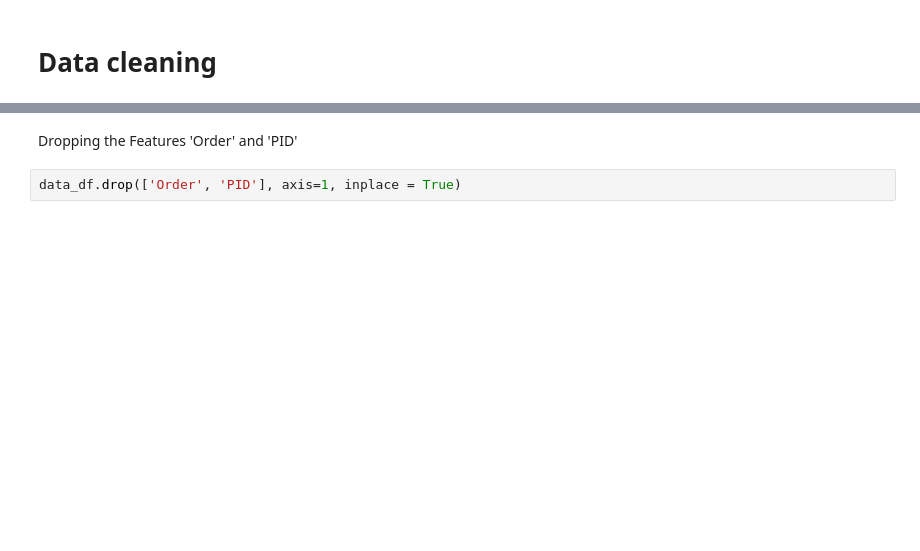
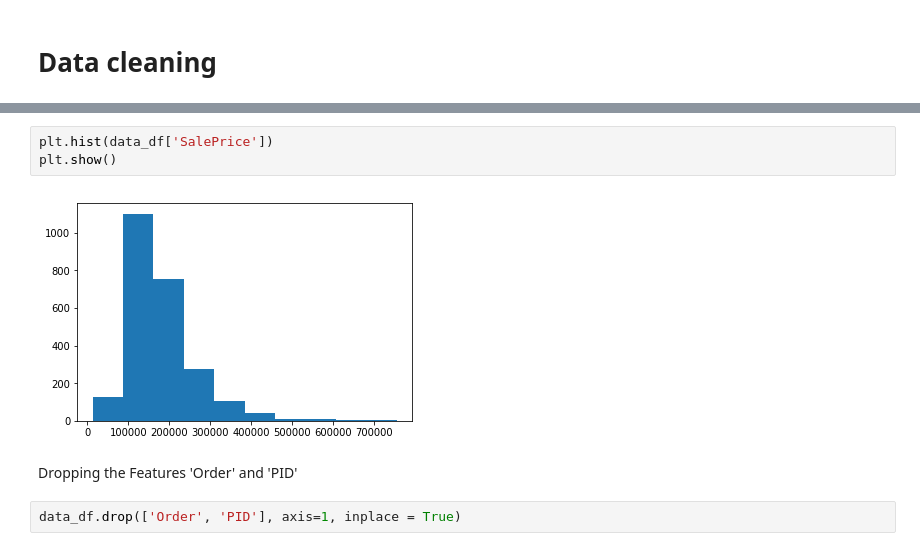
Before and after one commit to daviddapaz/Python, a Jupyter notebook: house-prices-solution.ipynb, the cells around one changed output, grey strips where cells are left out. Cells and saved outputs as stored; diff of their text form; blank space fills up the shorter version.

```diff
--- a/house-prices-solution.ipynb
+++ b/house-prices-solution.ipynb
@@ -23,3 +28,8 @@ data_df.head()
+# %%
+plt.hist(data_df['SalePrice'])
+plt.show()
+# %% [output]
+[figure, added]
 # %% [markdown]
 Dropping the Features 'Order' and 'PID'
 # %%
```
Also changed, not shown: parts of 66 cells of this notebook.
